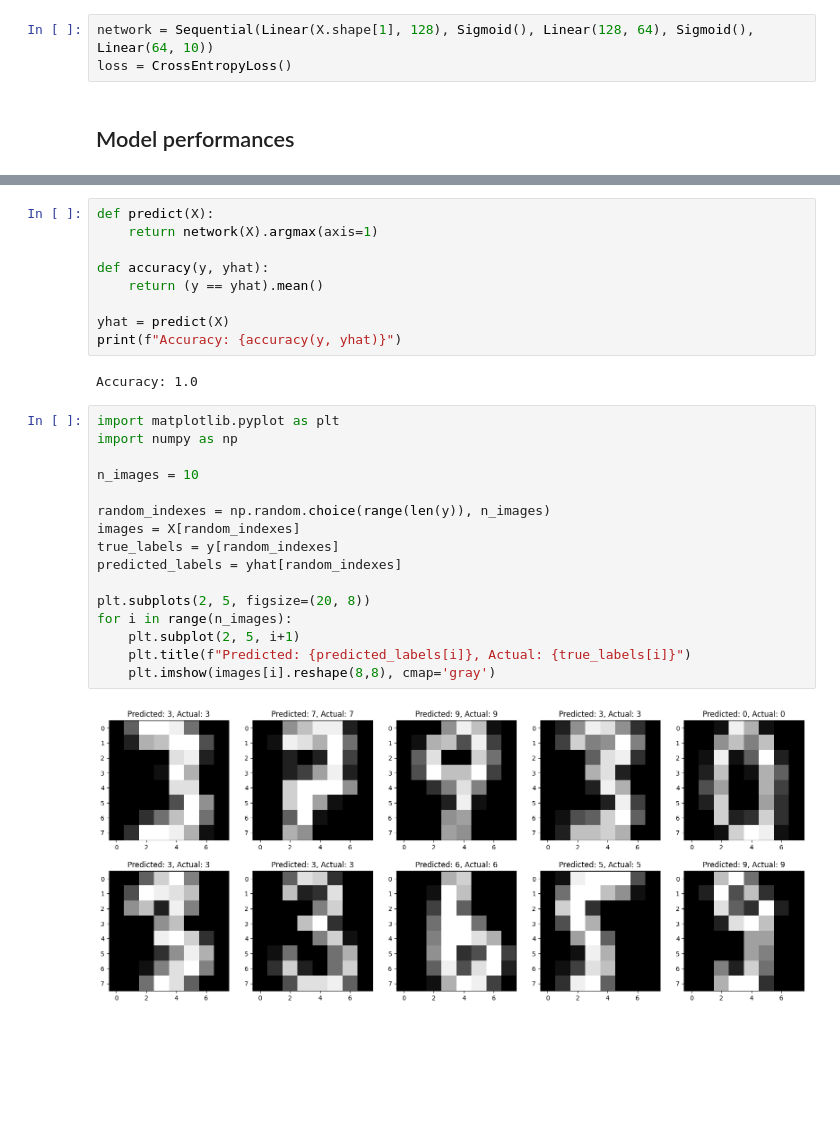
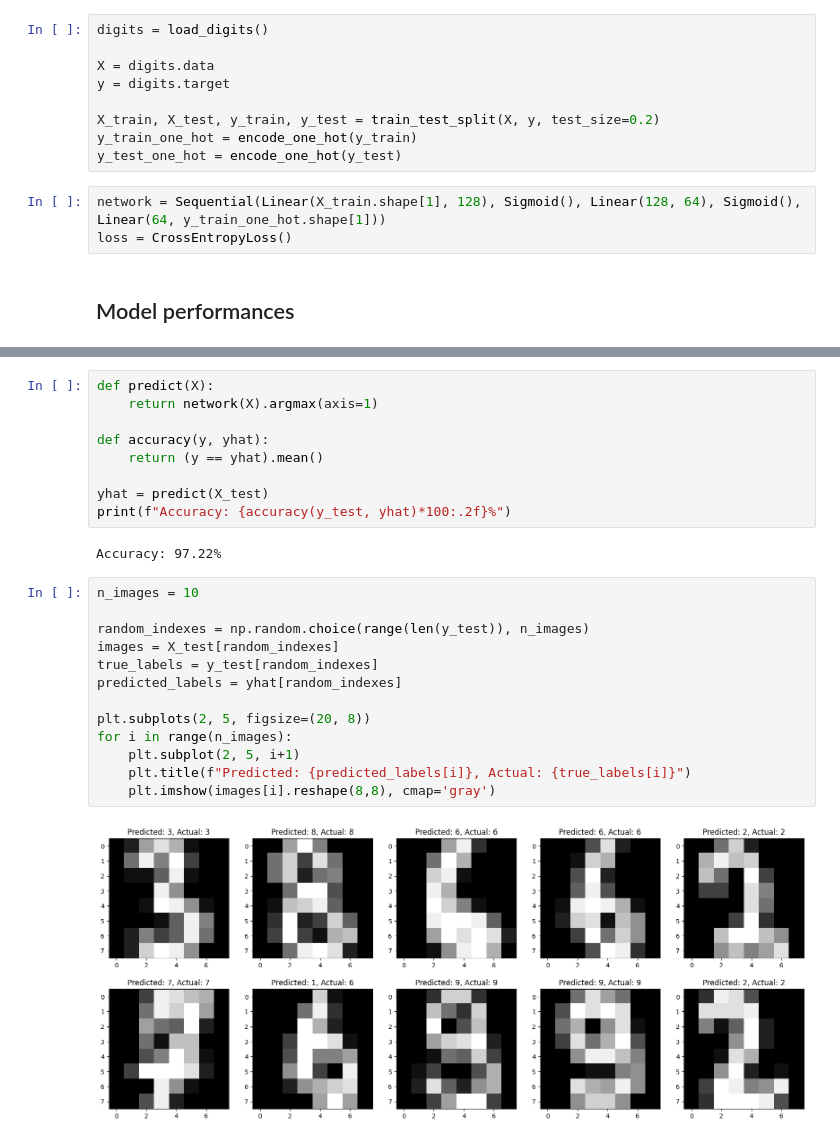
Before and after one commit to Ethan2541/Neural-Network-Library, a Jupyter notebook: experiments/multiclass_network.ipynb, the cells around one changed output, grey strips where cells are left out. Cells and saved outputs as stored; diff of their text form; blank space fills up the shorter version.

Commit message:
Notebooks reworked to include train loss, random seed and train-test split

```diff
--- a/experiments/multiclass_network.ipynb
+++ b/experiments/multiclass_network.ipynb
@@ -25,5 +25,14 @@ y_one_hot = encode_one_hot(y)
+# %%
+digits = load_digits()
+
+X = digits.data
+y = digits.target
+
+X_train, X_test, y_train, y_test = train_test_split(X, y, test_size=0.2)
+y_train_one_hot = encode_one_hot(y_train)
+y_test_one_hot = encode_one_hot(y_test)
 # %%
-network = Sequential(Linear(X.shape[1], 128), Sigmoid(), Linear(128, 64), Sigmoid(), Linear(64, 10))
+network = Sequential(Linear(X_train.shape[1], 128), Sigmoid(), Linear(128, 64), Sigmoid(), Linear(64, y_train_one_hot.shape[1]))
 loss = CrossEntropyLoss()
 # %% [markdown]
 ## Model performances
@@ -36,25 +52,22 @@ def predict(X):
 def accuracy(y, yhat):
     return (y == yhat).mean()
 
-yhat = predict(X)
-print(f"Accuracy: {accuracy(y, yhat)}")
+yhat = predict(X_test)
+print(f"Accuracy: {accuracy(y_test, yhat)*100:.2f}%")
 # %% [output]
-Accuracy: 1.0
+Accuracy: 97.22%
 # %%
-import matplotlib.pyplot as plt
-import numpy as np
-
 n_images = 10
 
-random_indexes = np.random.choice(range(len(y)), n_images)
-images = X[random_indexes]
-true_labels = y[random_indexes]
+random_indexes = np.random.choice(range(len(y_test)), n_images)
+images = X_test[random_indexes]
+true_labels = y_test[random_indexes]
 predicted_labels = yhat[random_indexes]
 
 plt.subplots(2, 5, figsize=(20, 8))
 for i in range(n_images):
     plt.subplot(2, 5, i+1)
     plt.title(f"Predicted: {predicted_labels[i]}, Actual: {true_labels[i]}")
     plt.imshow(images[i].reshape(8,8), cmap='gray')
 # %% [output]
-[figure, old version]
+[figure, new version]
```
Also changed, not shown: parts of 5 cells of this notebook, 4 other files.
